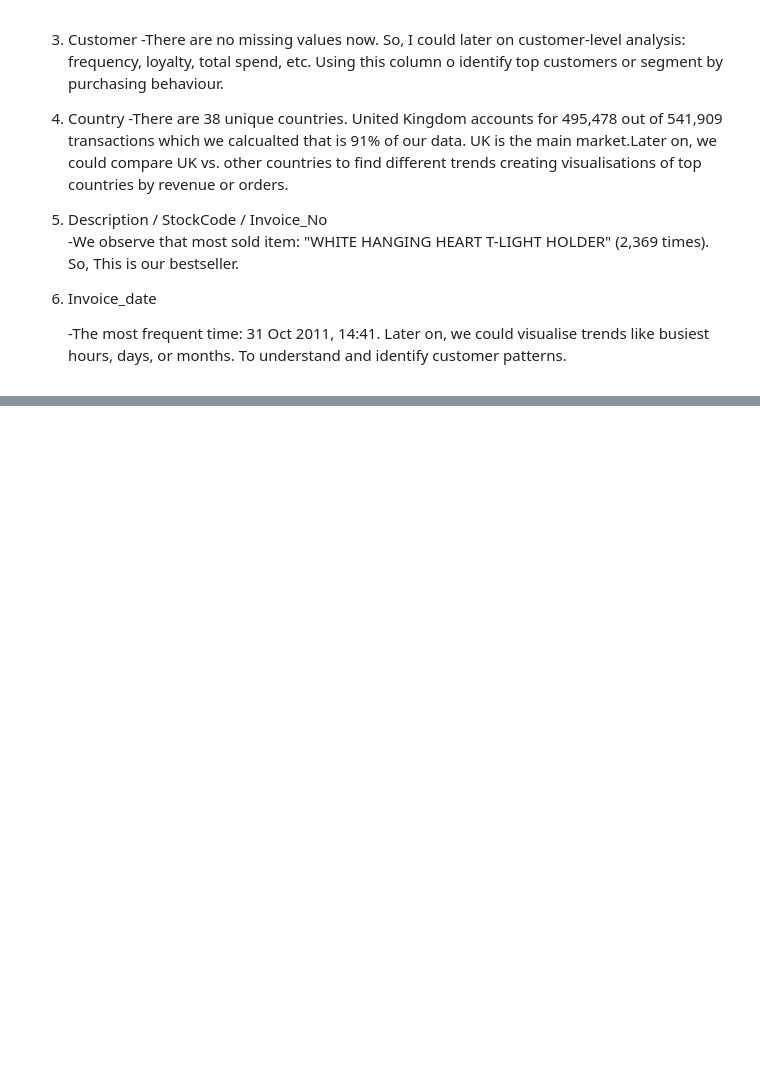
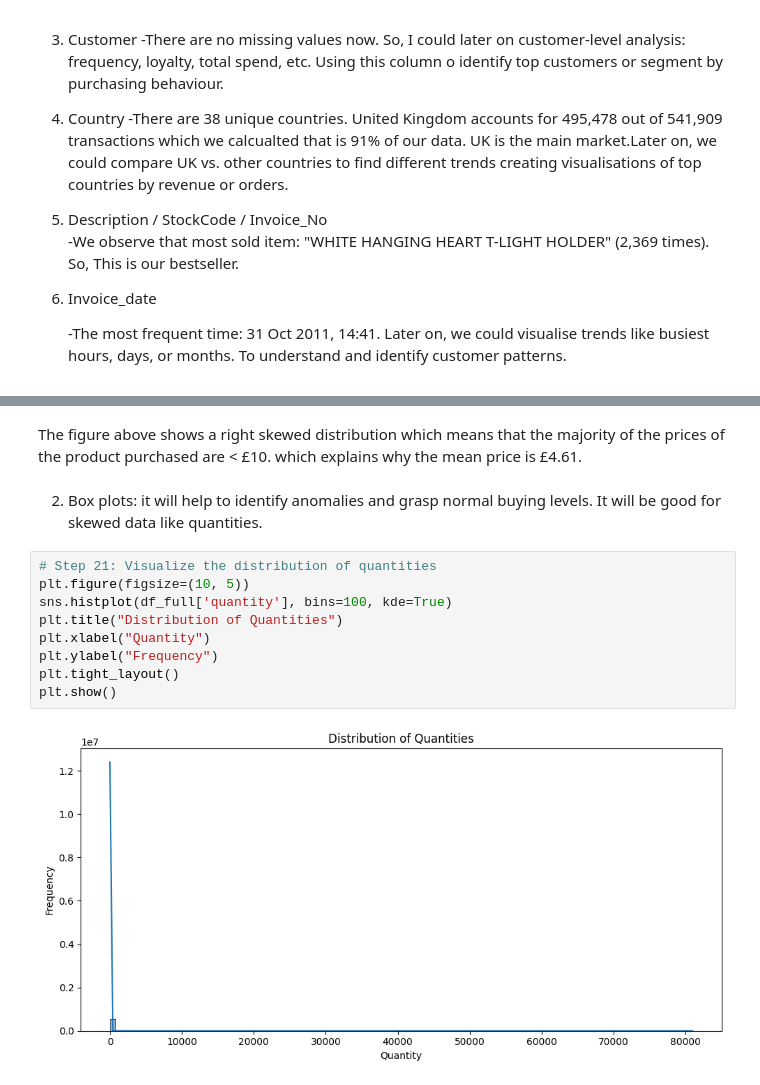
Before and after one commit to Sashafirce/Hyggeland-project-Data-analysis, a Jupyter notebook: jupyter_notebooks/Hyggeland_Data_analysis.ipynb, the cells around one changed output, grey strips where cells are left out. Cells and saved outputs as stored; diff of their text form; blank space fills up the shorter version.

```diff
--- a/jupyter_notebooks/Hyggeland_Data_analysis.ipynb
+++ b/jupyter_notebooks/Hyggeland_Data_analysis.ipynb
@@ -211,0 +250,15 @@ df_full.head()
+# %% [markdown]
+The figure above shows a right skewed distribution which means that the majority of the prices of the product purchased are < £10. which explains why the mean price is £4.61.
+# %% [markdown]
+2. Box plots: it will help to identify anomalies and grasp normal buying levels. It will be good for skewed data like quantities.
+# %%
+# Step 21: Visualize the distribution of quantities
+plt.figure(figsize=(10, 5))
+sns.histplot(df_full['quantity'], bins=100, kde=True)
+plt.title("Distribution of Quantities")
+plt.xlabel("Quantity")
+plt.ylabel("Frequency")
+plt.tight_layout()
+plt.show()
+# %% [output]
+[figure, added]
```
Also changed, not shown: parts of 12 cells of this notebook, 1 other file.
